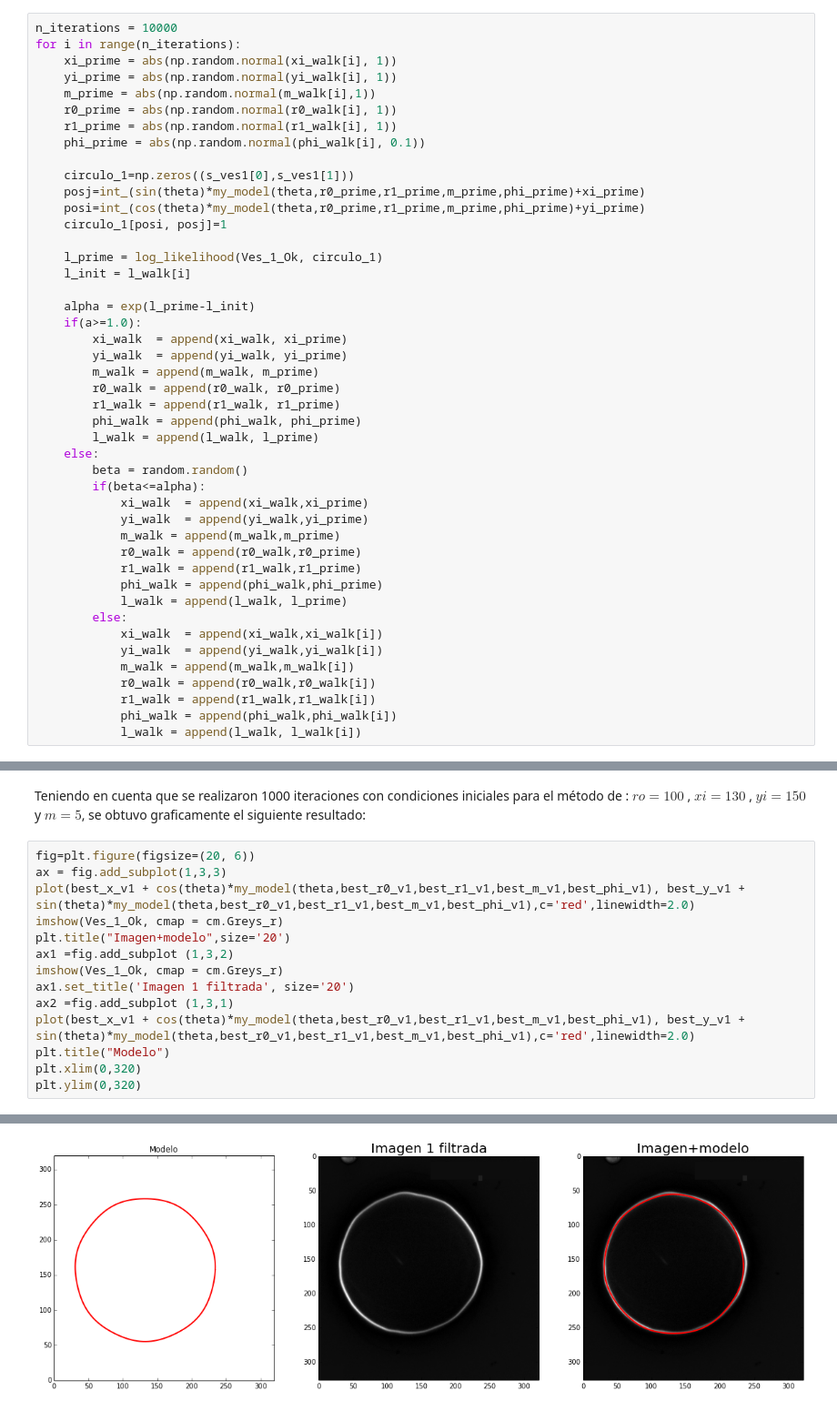
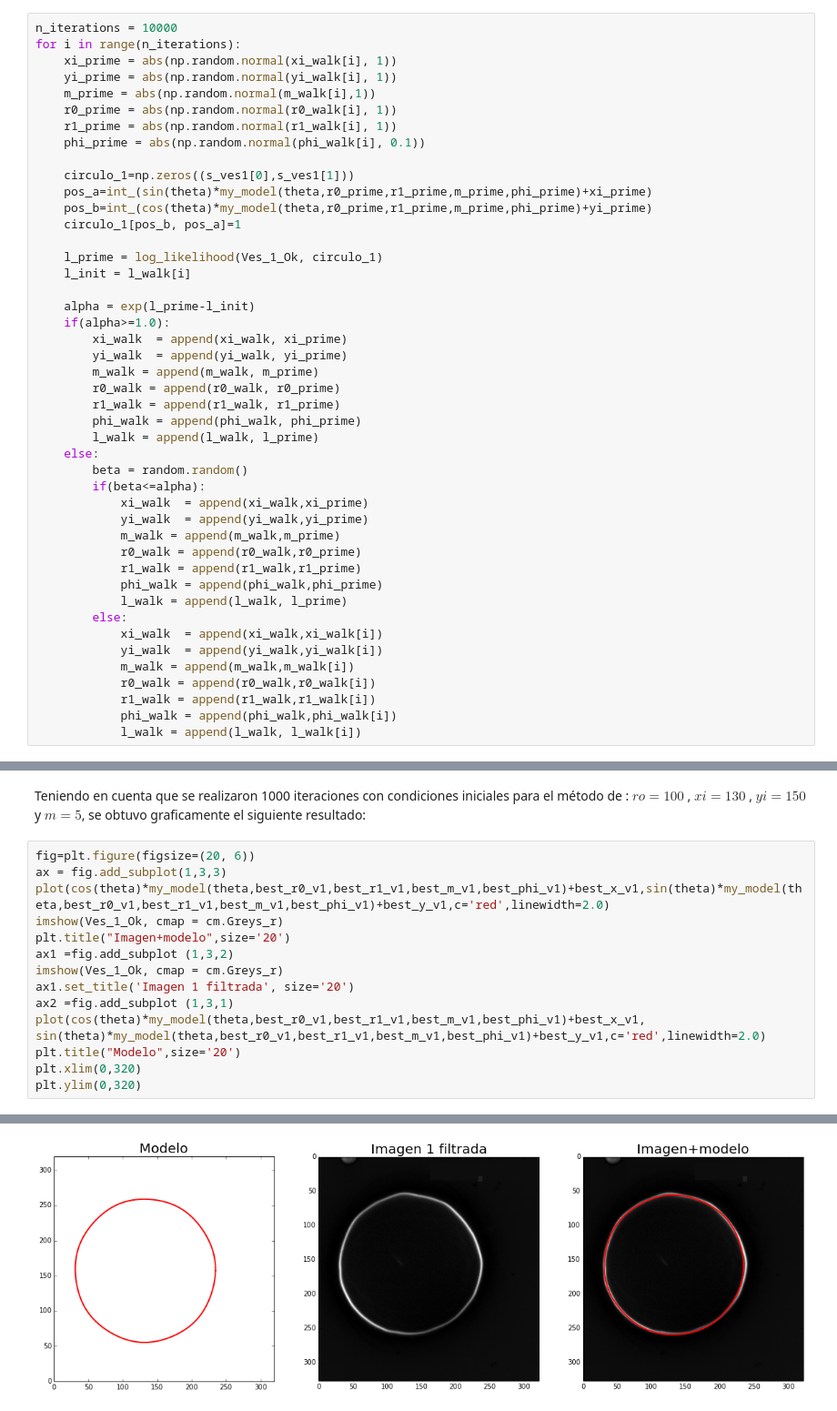
Before and after one commit to SbastianGarzon/Linares_Garzon_hw8, a Jupyter notebook: Perfil_Radial/Perfil_radial.ipynb, the cells around one changed output, grey strips where cells are left out. Shown: that part at 91% size. Cells and saved outputs as stored; diff of their text form.

```diff
--- a/Perfil_Radial/Perfil_radial.ipynb
+++ b/Perfil_Radial/Perfil_radial.ipynb
@@ -128,15 +128,15 @@ for i in range(n_iterations):
     phi_prime = abs(np.random.normal(phi_walk[i], 0.1))
 
     circulo_1=np.zeros((s_ves1[0],s_ves1[1]))
-    posj=int_(sin(theta)*my_model(theta,r0_prime,r1_prime,m_prime,phi_prime)+xi_prime)
-    posi=int_(cos(theta)*my_model(theta,r0_prime,r1_prime,m_prime,phi_prime)+yi_prime)
-    circulo_1[posi, posj]=1
+    pos_a=int_(sin(theta)*my_model(theta,r0_prime,r1_prime,m_prime,phi_prime)+xi_prime)
+    pos_b=int_(cos(theta)*my_model(theta,r0_prime,r1_prime,m_prime,phi_prime)+yi_prime)
+    circulo_1[pos_b, pos_a]=1
 
     l_prime = log_likelihood(Ves_1_Ok, circulo_1)
     l_init = l_walk[i]
 
     alpha = exp(l_prime-l_init)
-    if(a>=1.0):
+    if(alpha>=1.0):
         xi_walk  = append(xi_walk, xi_prime)
         yi_walk  = append(yi_walk, yi_prime)
         m_walk = append(m_walk, m_prime)
@@ -177,20 +178,20 @@ Teniendo en cuenta que se realizaron 1000 iteraciones con condiciones iniciales
 # %%
 fig=plt.figure(figsize=(20, 6))
 ax = fig.add_subplot(1,3,3)
-plot(best_x_v1 + cos(theta)*my_model(theta,best_r0_v1,best_r1_v1,best_m_v1,best_phi_v1), best_y_v1 + sin(theta)*my_model(theta,best_r0_v1,best_r1_v1,best_m_v1,best_phi_v1),c='red',linewidth=2.0)
+plot(cos(theta)*my_model(theta,best_r0_v1,best_r1_v1,best_m_v1,best_phi_v1)+best_x_v1,sin(theta)*my_model(theta,best_r0_v1,best_r1_v1,best_m_v1,best_phi_v1)+best_y_v1,c='red',linewidth=2.0)
 imshow(Ves_1_Ok, cmap = cm.Greys_r)
 plt.title("Imagen+modelo",size='20')
 ax1 =fig.add_subplot (1,3,2)
 imshow(Ves_1_Ok, cmap = cm.Greys_r)
 ax1.set_title('Imagen 1 filtrada', size='20')
 ax2 =fig.add_subplot (1,3,1)
-plot(best_x_v1 + cos(theta)*my_model(theta,best_r0_v1,best_r1_v1,best_m_v1,best_phi_v1), best_y_v1 + sin(theta)*my_model(theta,best_r0_v1,best_r1_v1,best_m_v1,best_phi_v1),c='red',linewidth=2.0)
-plt.title("Modelo")
+plot(cos(theta)*my_model(theta,best_r0_v1,best_r1_v1,best_m_v1,best_phi_v1)+best_x_v1, sin(theta)*my_model(theta,best_r0_v1,best_r1_v1,best_m_v1,best_phi_v1)+best_y_v1,c='red',linewidth=2.0)
+plt.title("Modelo",size='20')
 plt.xlim(0,320)
 plt.ylim(0,320)
 # %% [output]
 (0, 320)
-[figure, old version]
+[figure, new version]
 # %%
 print "Se puede observar que el metodo detecto mejores valores que los iniciales y que al final los valores que mas se adaptan al modelo son: "
 print "El valor de xo es "+str(best_x_v1)
```
Also changed, not shown: parts of 20 cells of this notebook.
